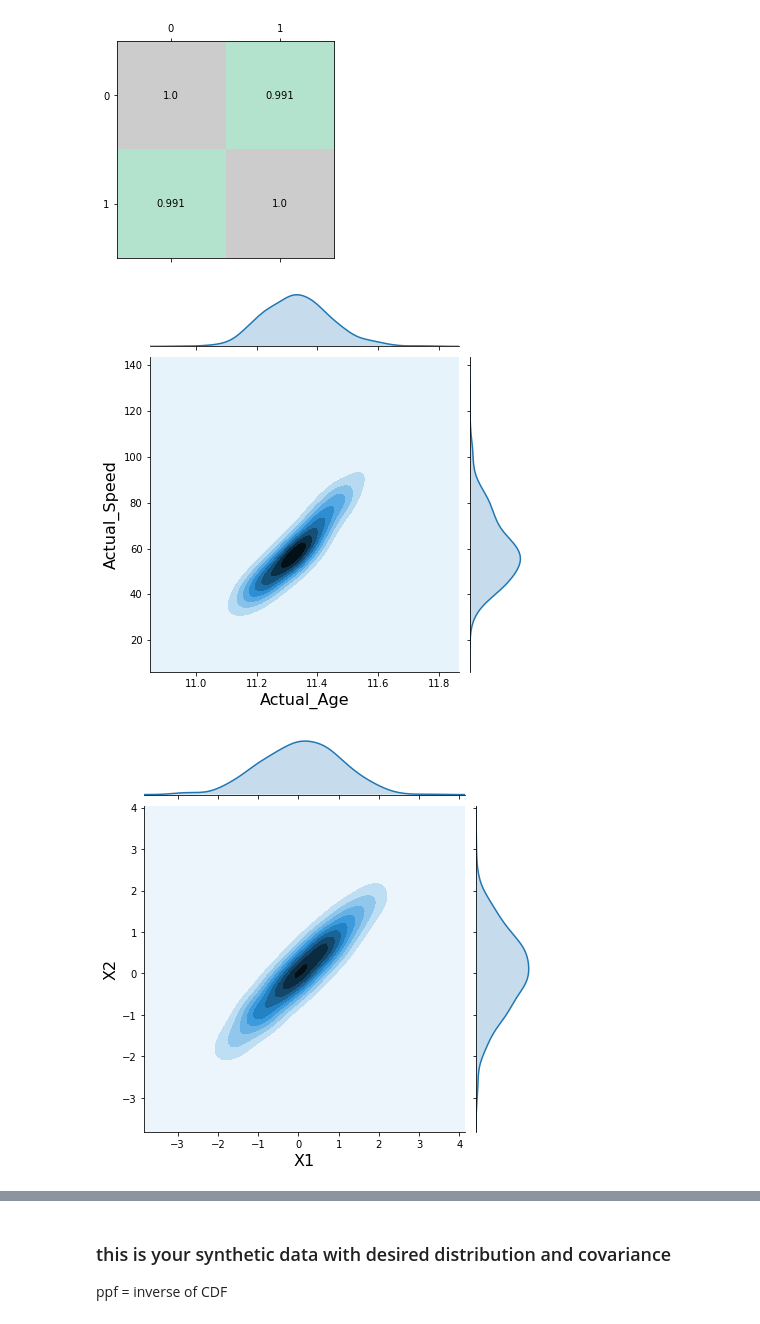
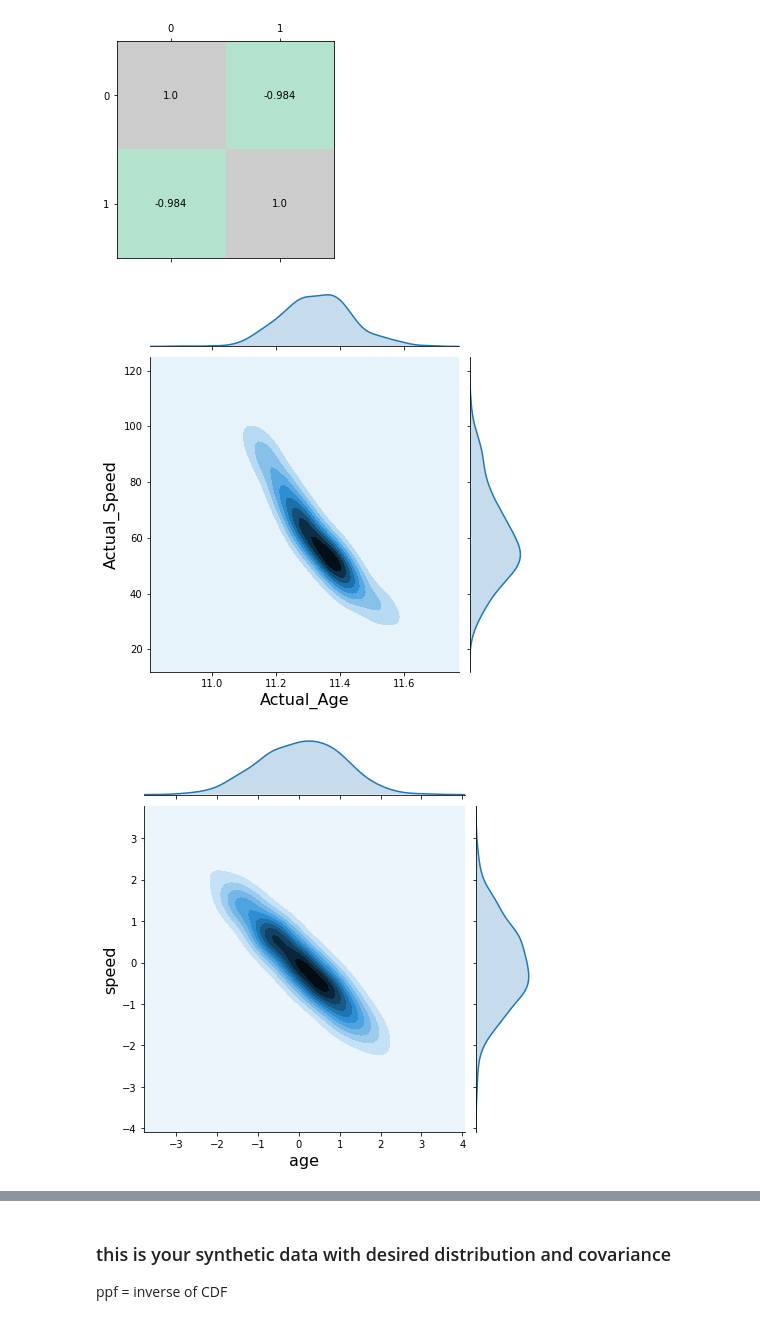
Before and after one commit to sanjosh/machine_learning, a Jupyter notebook: copulas/synthetic data generation.ipynb, the cells around one changed output, grey strips where cells are left out. Cells and saved outputs as stored; diff of their text form; code cells hidden in the pictures.

```diff
--- a/copulas/synthetic data generation.ipynb
+++ b/copulas/synthetic data generation.ipynb
@@ -17,6 +17,6 @@ actual_age = beta.rvs(100, 200 ,loc=10, scale=4, size=num_values)
 actual_speed = gamma.rvs(a = 10, loc=10, scale=5, size=num_values)
 
 correlation_dict = {'speed': sorted(actual_speed),
-                      'age': sorted(actual_age) }
+                      'age': np.sort(actual_age)[::-1] }
 
 df = pd.DataFrame.from_dict(correlation_dict)
@@ -72,15 +75,15 @@ for i in range(2):
 h = sns.jointplot(df.age, df.speed, kind='kde', stat_func=None);
 h.set_axis_labels('Actual_Age', 'Actual_Speed',  fontsize=16);
 # %% [output]
-[figure, old version]
+[figure, new version]
 # %%
 mvnorm = stats.multivariate_normal(mean=[0, 0], cov=df.corr().values)
 x = mvnorm.rvs(500)
 # %%
 h = sns.jointplot(x[:, 0], x[:, 1], kind='kde', stat_func=None);
-h.set_axis_labels('X1', 'X2', fontsize=16);
+h.set_axis_labels('age', 'speed', fontsize=16);
 # %% [output]
-[figure, old version]
+[figure, new version]
 # %%
 norm = stats.norm()
 x_unif = norm.cdf(x)
```
Also changed, not shown: parts of 14 cells of this notebook.
